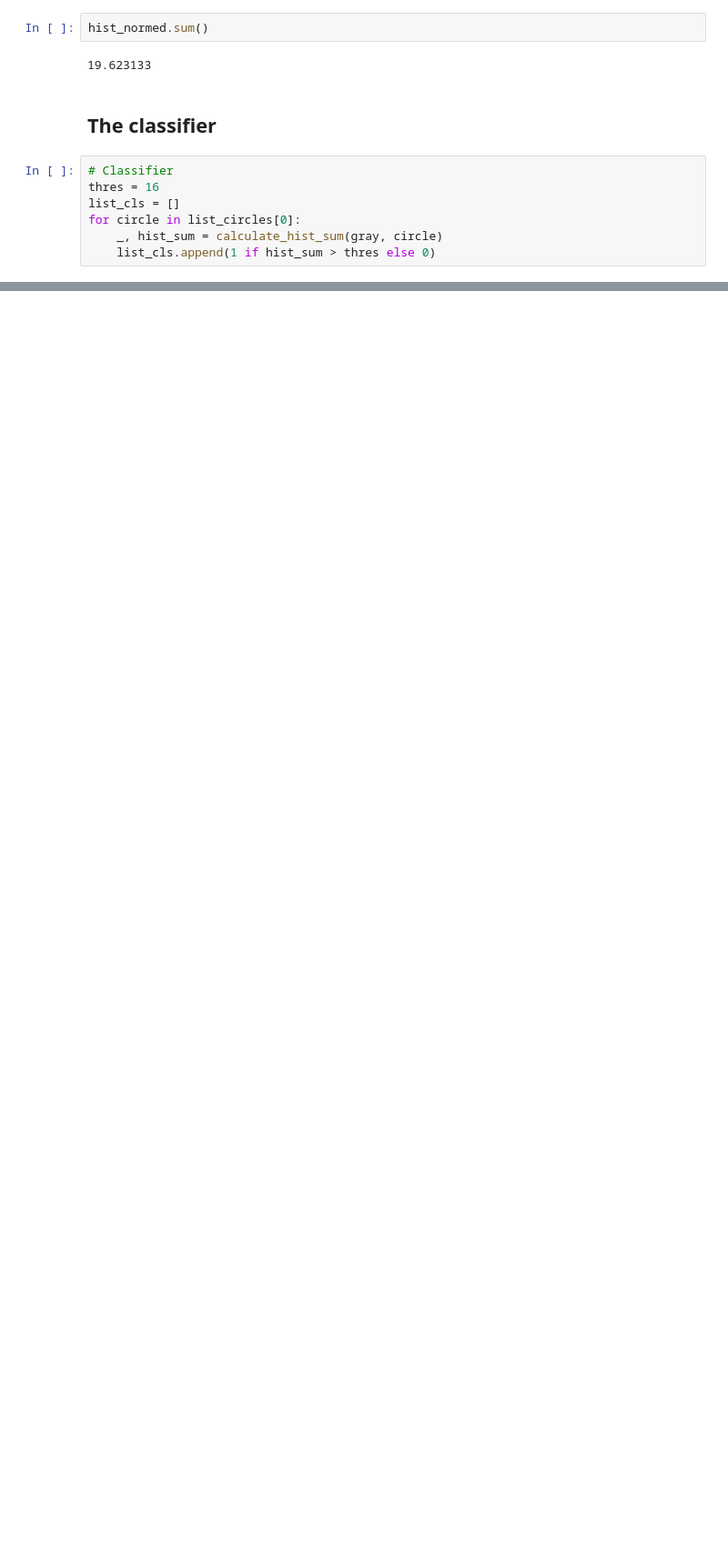
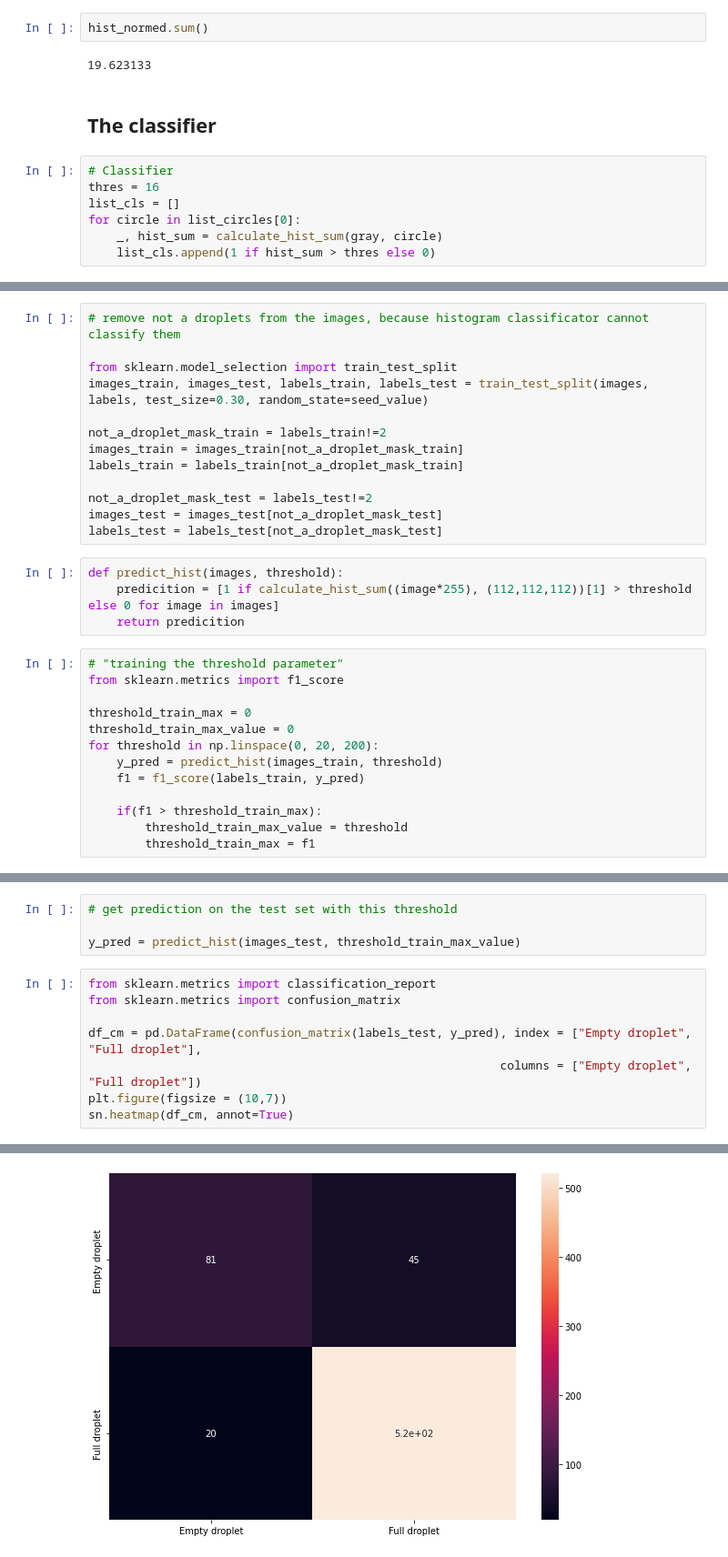
Before and after one commit to pani-vishal/droplet-counter, a Jupyter notebook: ntbks/baseline.ipynb, the cells around one changed output, grey strips where cells are left out. Shown at 91% size. Cells and saved outputs as stored; diff of their text form; blank space fills up the shorter version.

```diff
--- a/ntbks/baseline.ipynb
+++ b/ntbks/baseline.ipynb
@@ -116,0 +168,30 @@ plt.imshow(image_copy[150:500, 1000:])
+# %%
+# remove not a droplets from the images, because histogram classificator cannot classify them
+
+from sklearn.model_selection import train_test_split
+images_train, images_test, labels_train, labels_test = train_test_split(images, labels, test_size=0.30, random_state=seed_value)
+
+not_a_droplet_mask_train = labels_train!=2
+images_train = images_train[not_a_droplet_mask_train]
+labels_train = labels_train[not_a_droplet_mask_train]
+
+not_a_droplet_mask_test = labels_test!=2
+images_test = images_test[not_a_droplet_mask_test]
+labels_test = labels_test[not_a_droplet_mask_test]
+# %%
+def predict_hist(images, threshold):
+    predicition = [1 if calculate_hist_sum((image*255), (112,112,112))[1] > threshold else 0 for image in images]
+    return predicition
+# %%
+# "training the threshold parameter"
+from sklearn.metrics import f1_score
+
+threshold_train_max = 0
+threshold_train_max_value = 0
+for threshold in np.linspace(0, 20, 200):
+    y_pred = predict_hist(images_train, threshold)
+    f1 = f1_score(labels_train, y_pred)
+
+    if(f1 > threshold_train_max):
+        threshold_train_max_value = threshold
+        threshold_train_max = f1
@@ -116,0 +202,13 @@ plt.imshow(image_copy[150:500, 1000:])
+# %%
+# get prediction on the test set with this threshold
+
+y_pred = predict_hist(images_test, threshold_train_max_value)
+# %%
+from sklearn.metrics import classification_report
+from sklearn.metrics import confusion_matrix
+
+df_cm = pd.DataFrame(confusion_matrix(labels_test, y_pred), index = ["Empty droplet", "Full droplet"],
+                                                          columns = ["Empty droplet", "Full droplet"])
+plt.figure(figsize = (10,7))
+sn.heatmap(df_cm, annot=True)
+# %% [output]
@@ -116,0 +216 @@ plt.imshow(image_copy[150:500, 1000:])
+[figure, added]
```
Also changed, not shown: parts of 10 cells of this notebook, 4 other files.
